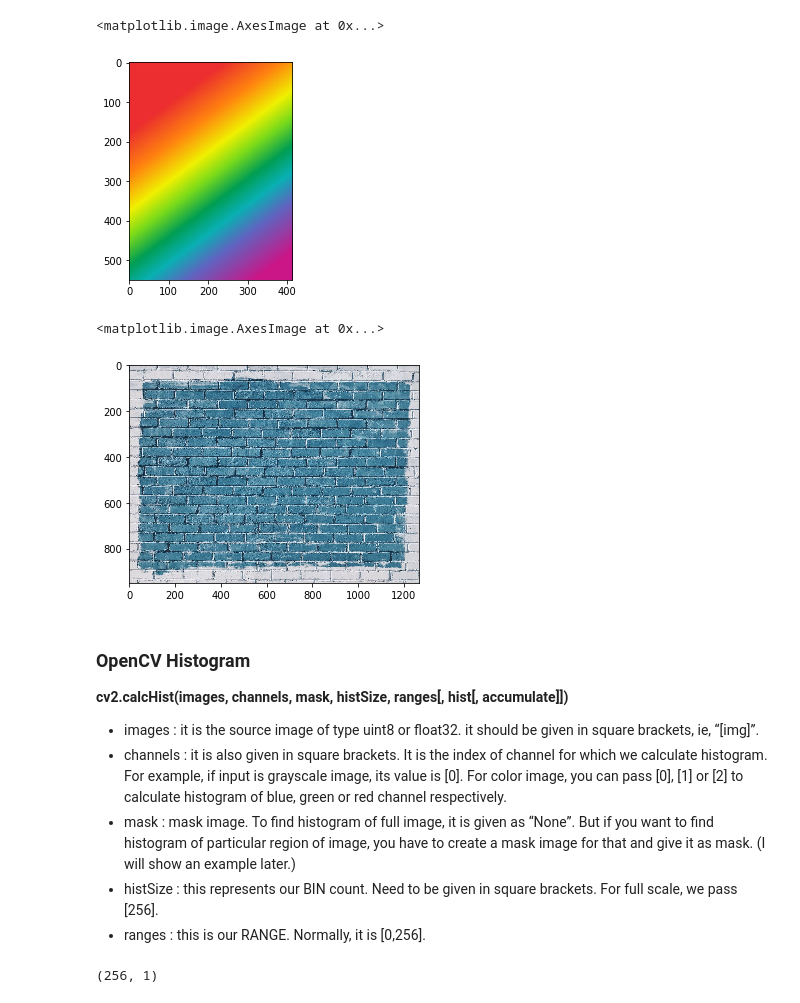
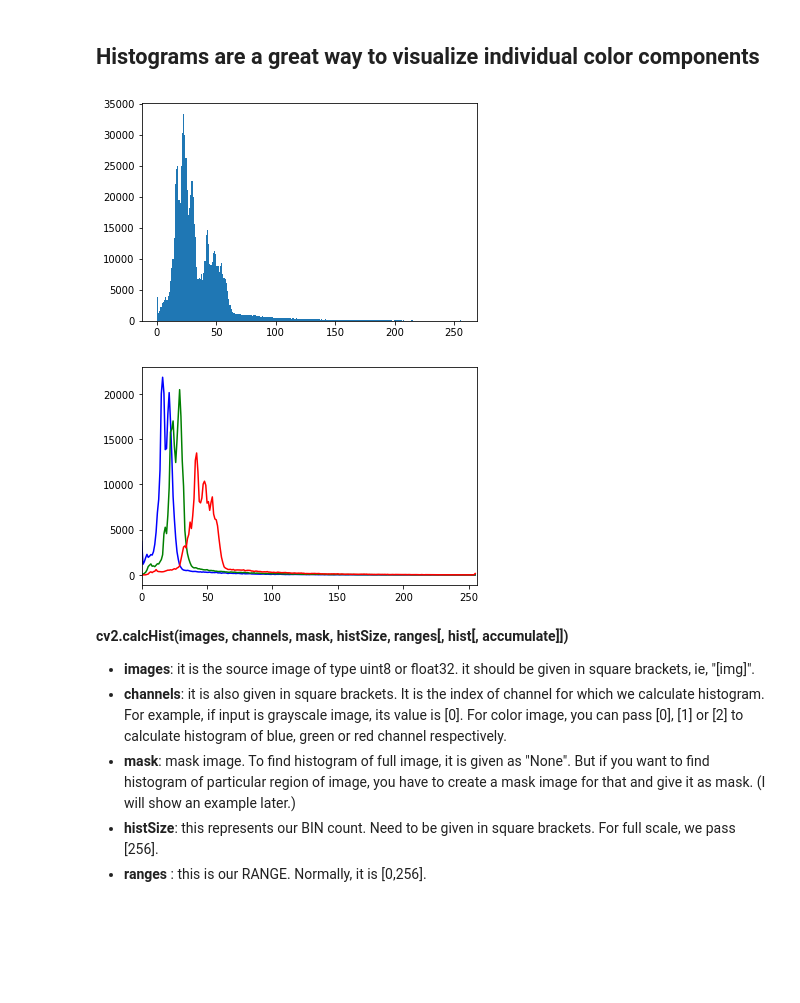
Before and after one commit to 7yadavsaloni/Image-Processing-and-Recognition, a Jupyter notebook: Histograms/Histograms.ipynb, the cells around one changed output. Cells and saved outputs as stored; diff of their text form; code cells hidden in the pictures; blank space fills up the shorter version.

```diff
--- a/Histograms/Histograms.ipynb
+++ b/Histograms/Histograms.ipynb
@@ -37,20 +1,38 @@ plt.imshow(dark_horse)
-# %%
-plt.imshow(show_rainbow)
-# %% [output]
-<matplotlib.image.AxesImage at 0x...>
-[figure, removed]
-# %%
-plt.imshow(show_bricks)
-# %% [output]
-<matplotlib.image.AxesImage at 0x...>
-[figure, removed]
+# %% [markdown]
+## Histograms are a great way to visualize individual color components
+# %%
+import cv2
+import numpy as np
+
+# We need to import matplotlib to create our histogram plots
+from matplotlib import pyplot as plt
+
+image = cv2.imread('images/input.jpg')
+
+# Generate our histogram object setting parameters described in cell below
+histogram = cv2.calcHist([image], [0], None, [256], [0, 256])
+
+# We plot a histogram, ravel() flatens our image array
+plt.hist(image.ravel(), 256, [0, 256]); plt.show()
+
+# Viewing Separate Color Channels
+color = ('b', 'g', 'r')
+
+# We now separate the colors and plot each in the Histogram
+for i, col in enumerate(color):
+    histogram2 = cv2.calcHist([image], [i], None, [256], [0, 256])
+    plt.plot(histogram2, color = col)
+    plt.xlim([0,256])
+
+plt.show()
+# %% [output]
+[figure, added]
+[figure, added]
 # %% [markdown]
-### OpenCV Histogram
-
 **cv2.calcHist(images, channels, mask, histSize, ranges[, hist[, accumulate]])**
 
-* images : it is the source image of type uint8 or float32. it should be given in square brackets, ie, “[img]”.
-* channels : it is also given in square brackets. It is the index of channel for which we calculate histogram. For example, if input is grayscale image, its value is [0]. For color image, you can pass [0], [1] or [2] to calculate histogram of blue, green or red channel respectively.
-* mask : mask image. To find histogram of full image, it is given as “None”. But if you want to find histogram of particular region of image, you have to create a mask image for that and give it as mask. (I will show an example later.)
-* histSize : this represents our BIN count. Need to be given in square brackets. For full scale, we pass [256].
-* ranges : this is our RANGE. Normally, it is [0,256].
+- **images**: it is the source image of type uint8 or float32. it should be given in square brackets, ie, "[img]".
+- **channels**: it is also given in square brackets. It is the index of channel for which we calculate histogram. For example, if input is grayscale image, its value is [0]. For color image, you can pass [0], [1] or [2] to calculate histogram of blue, green or red channel respectively.
+- **mask**: mask image. To find histogram of full image, it is given as "None". But if you want to find histogram of particular region of image, you have to create a mask image for that and give it as mask. (I will show an example later.)
+- **histSize**: this represents our BIN count. Need to be given in square brackets. For full scale, we pass [256].
+- **ranges** : this is our RANGE. Normally, it is [0,256].
@@ -59,4 +38,0 @@ hist_values = cv2.calcHist([blue_bricks],channels=[0],mask=None,histSize=[256],r
-# %%
-hist_values.shape
-# %% [output]
-(256, 1)
```
Also changed, not shown: parts of 48 cells of this notebook.
